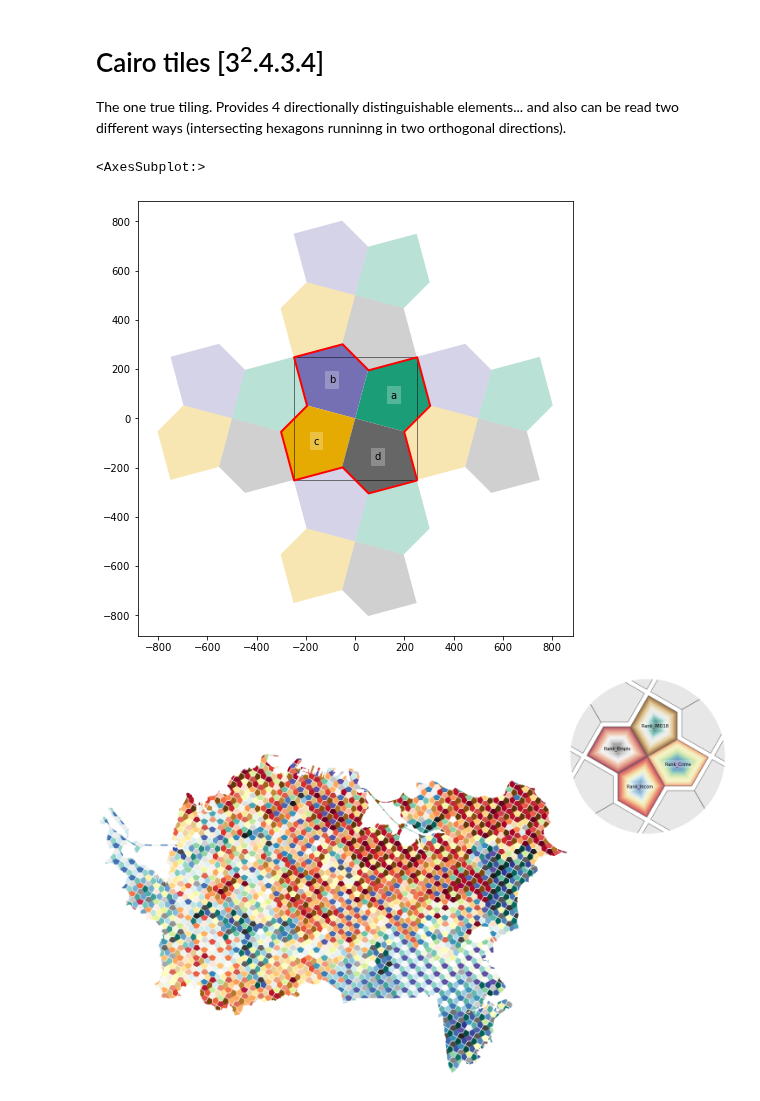
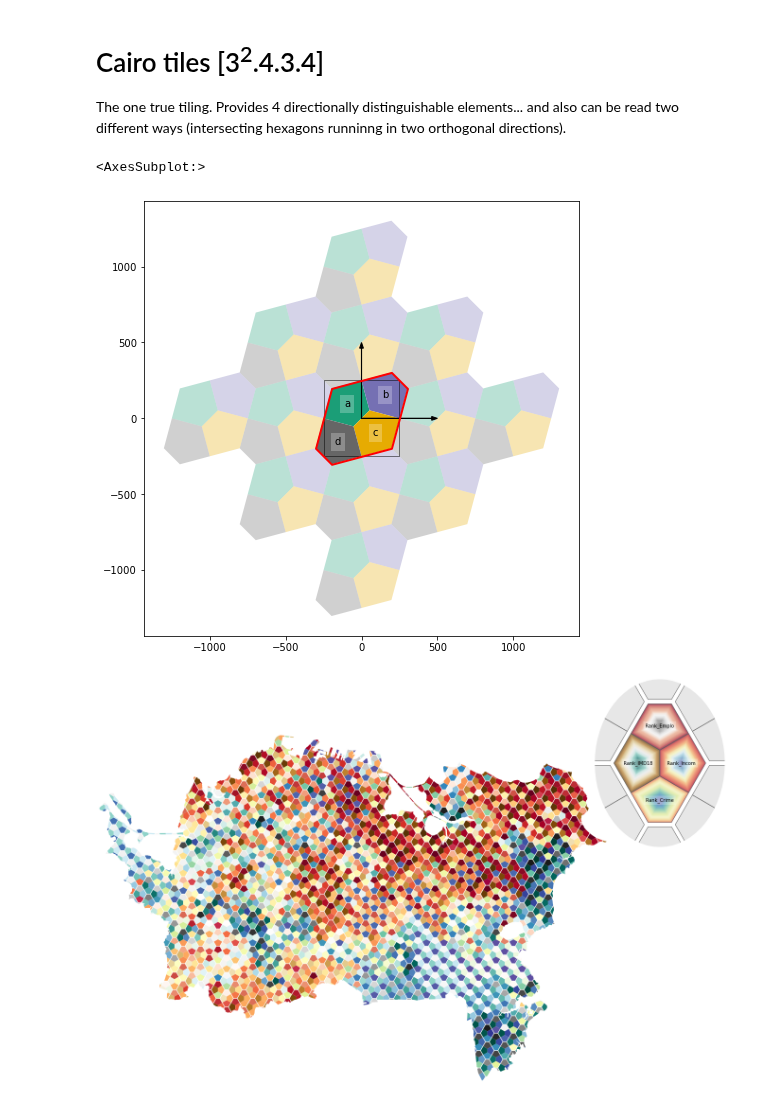
Before and after one commit to DOSull/weaving-space, a Jupyter notebook: weavingspace/example-tiles-cairo.ipynb, the cells around one changed output. Cells and saved outputs as stored; diff of their text form; code cells hidden in the pictures.

```diff
--- a/weavingspace/example-tiles-cairo.ipynb
+++ b/weavingspace/example-tiles-cairo.ipynb
@@ -13,10 +13,10 @@ The one true tiling. Provides 4 directionally distinguishable elements... and al
 # %%
 tile_unit = TileUnit(tiling_type = "laves", code = "3.3.4.3.4",
                      spacing = 500, crs = ak.crs)
-tile_unit.plot(r = 1)
+tile_unit.plot(r = 2, show_vectors = True)
 # %% [output]
 <AxesSubplot:>
-[figure, old version]
+[figure, new version]
 # %%
 tiling = Tiling(tile_unit, ak, id_var = "DZ2018", tile_margin = 12.5)
 # %%
@@ -28,9 +28,9 @@ t.colourmaps = dict(zip(t.variables.values(),
                           ("BrBG", "RdGy", "RdYlBu", "Spectral",
                            "PiYG", "PRGn", "PuOr", "viridis")))
 
-fig = t.render(use_ellipse = True, ellipse_magnification = 0.9)
+fig = t.render(use_ellipse = True, legend_dx = -0.05, legend_dy = -0.05)
 # %% [output]
-[figure, old version]
+[figure, new version]
 # %% [markdown]
 ## An alternative perspective
 The elements of any given tiling can be rearranged with respect to the base tile, and if the `regularised_tile` is then remade from the repositioned elements, different effects can be achieved by insetting to emphasize different repeating units in the pattern.
```
Also changed, not shown: parts of 3 cells of this notebook, 3 other files.
